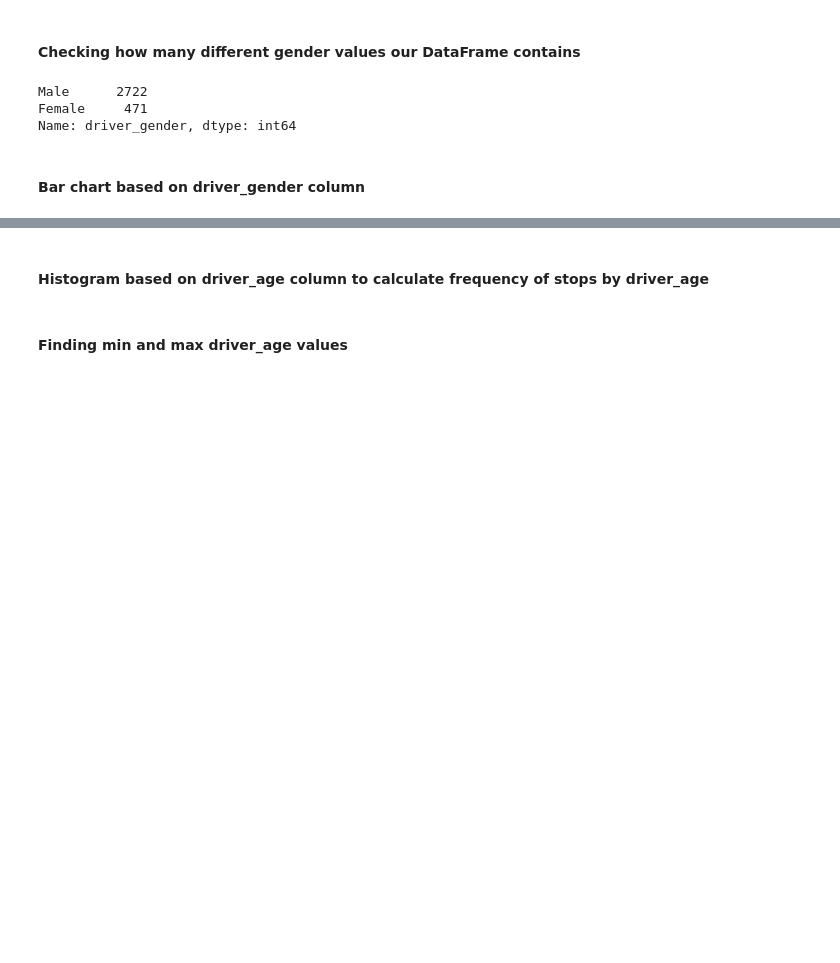
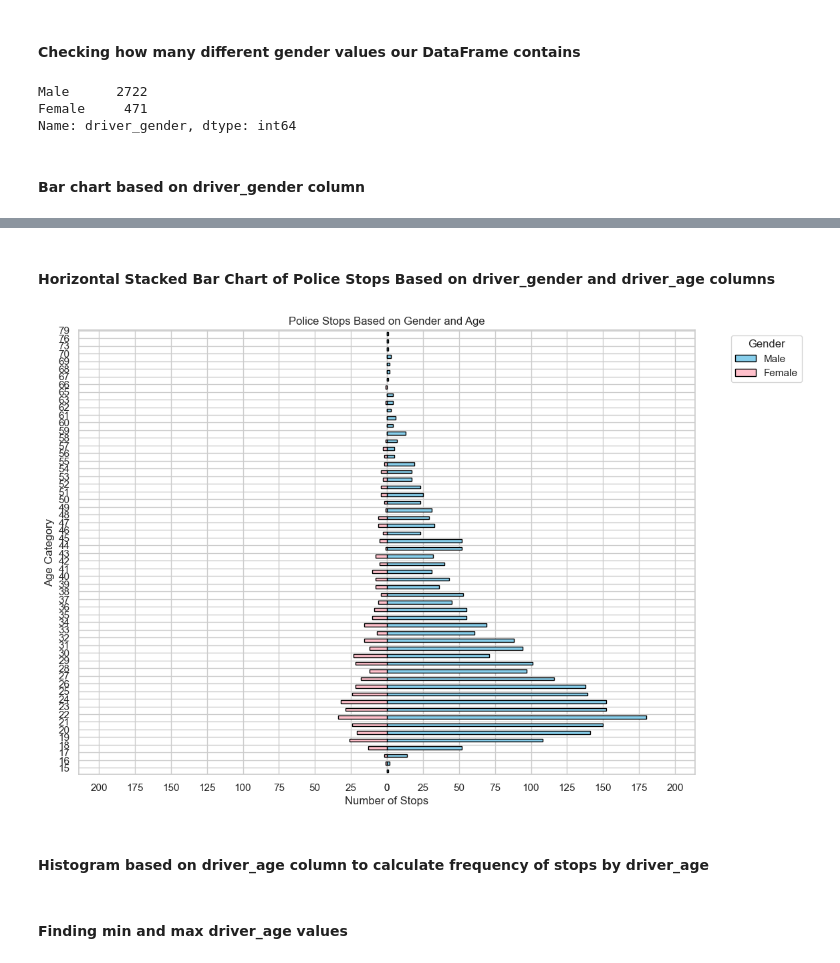
Before and after one commit to HecticBrah/pandas_projects, a Jupyter notebook: jupyter notebooks/police_df_graphs.ipynb, the cells around one changed output, grey strips where cells are left out. Drawn from its saved outputs; the diff is of its cells as text; code cells hidden in the pictures; blank space fills up the shorter version.

```diff
--- a/jupyter notebooks/police_df_graphs.ipynb
+++ b/jupyter notebooks/police_df_graphs.ipynb
@@ -85,3 +91,54 @@ plt.show()
+# %% [markdown]
+#### Horizontal Stacked Bar Chart of Police Stops Based on driver_gender and driver_age columns
+# %%
+# Count the number of cases in each age and gender category
+age_gender_counts = df.groupby(['driver_gender', 'driver_age']).size().unstack(fill_value=0)
+
+# Reverse the order of age categories
+age_gender_counts = age_gender_counts.loc[:, ::-1]
+
+# Plotting the horizontal bar chart
+fig, ax = plt.subplots(figsize=(12, 8))
+
+# Get the maximum count for each gender to adjust the plotting position
+max_count_male = age_gender_counts.loc['Male'].max()
+max_count_female = age_gender_counts.loc['Female'].max()
+
+# Plotting the bars for male
+male_bars = age_gender_counts.loc['Male'].plot(kind='barh', stacked=True, color='skyblue', edgecolor='black',
+                                               position=0, width=0.4, ax=ax, align='edge')
+
+# Plotting the bars for female
+female_bars = age_gender_counts.loc['Female'].plot(kind='barh', stacked=True, color='pink', edgecolor='black',
+                                                   position=0, width=0.4, ax=ax, align='edge', left=-age_gender_counts.loc['Female'])
+
+plt.title('Police Stops Based on Gender and Age')
+plt.xlabel('Number of Stops')
+plt.ylabel('Age Category')
+
+# Set the x-axis limits based on the maximum count
+max_x_value = max_count_male + max_count_female
+ax.set_xlim(-max_x_value, max_x_value)
+
+# Set positive tick labels on both sides
+tick_values = list(range(0, max_x_value + 1, 25))
+ax.set_xticks([-x for x in tick_values] + tick_values)
+ax.set_xticklabels([abs(x) for x in tick_values] + [str(x) for x in tick_values])
+
+# Add padding between bars
+ax.invert_yaxis()
+
+# Explicitly set y-axis ticks and labels for age categories
+ax.set_yticks(np.arange(len(age_gender_counts.columns)))
+ax.set_yticklabels([str(age) for age in age_gender_counts.columns])
+
+# Display the legend
+ax.legend(title='Gender', bbox_to_anchor=(1.05, 1), loc='upper left')
+
+plt.tight_layout(pad=2)
+plt.show()
+# %% [output]
+[figure, added]
 # %% [markdown]
 #### Histogram based on driver_age column to calculate frequency of stops by driver_age
 # %% [markdown]
```
Also changed, not shown: parts of 3 cells of this notebook.
